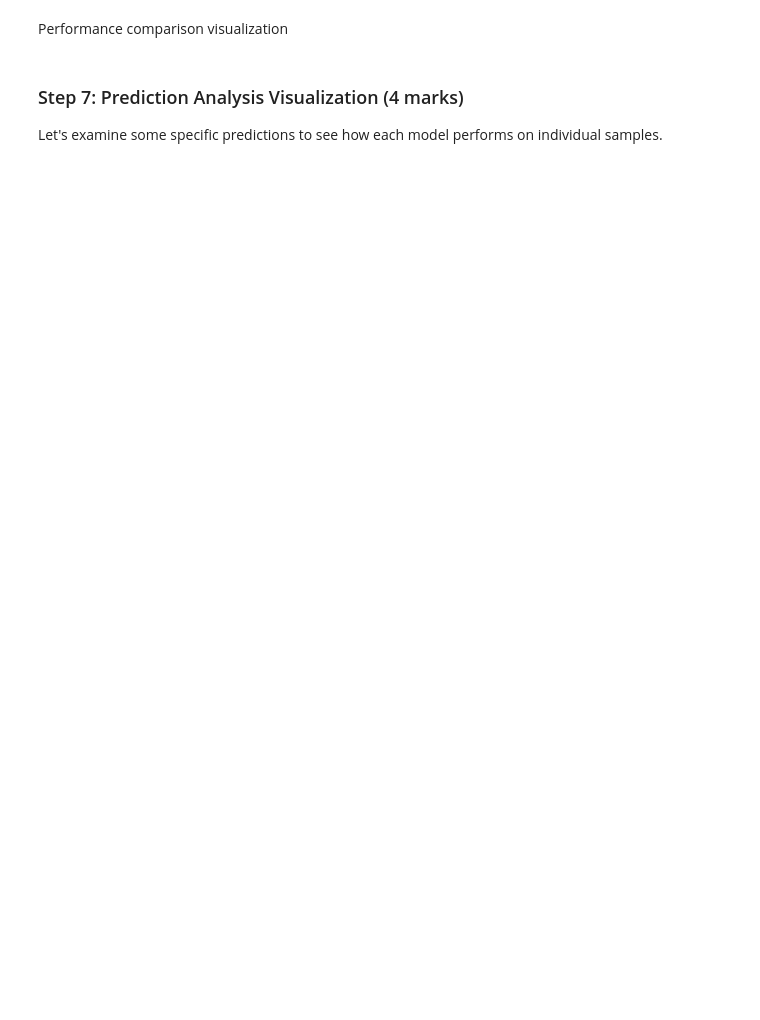
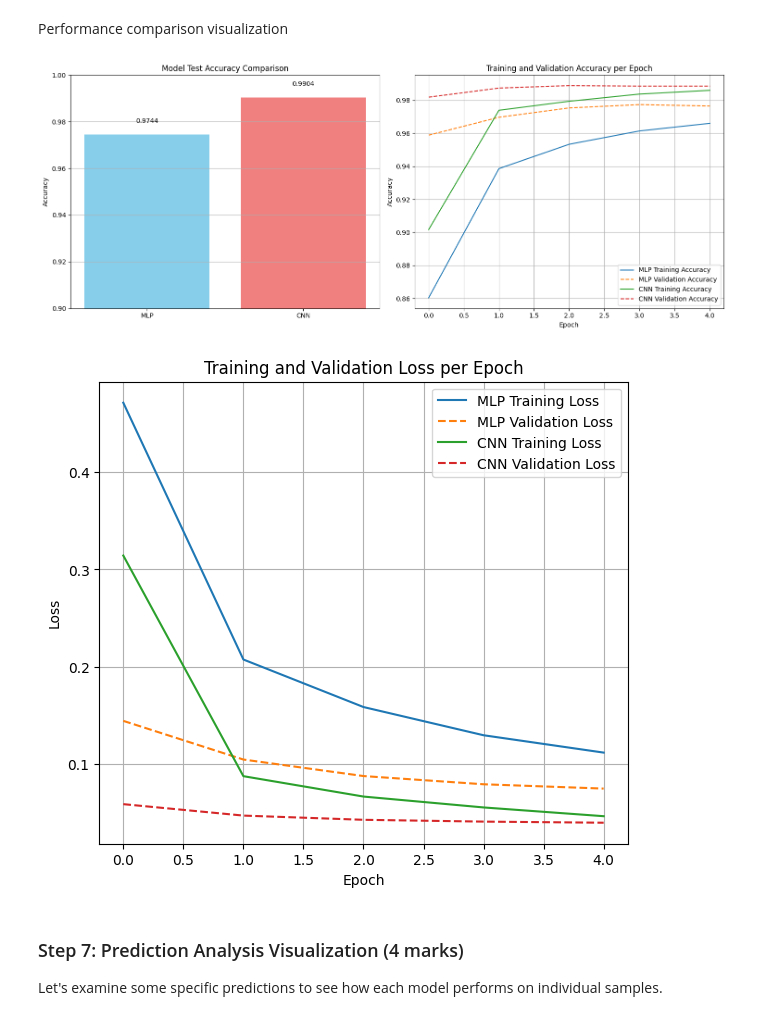
Before and after one commit to maryalrachid-ENGG680/ENGG680_2025_Fall, a Jupyter notebook: Lab_Assignment2/Assignment2_Upload.ipynb, the cells around one changed output. Cells and saved outputs as stored; diff of their text form; code cells hidden in the pictures; blank space fills up the shorter version.

```diff
--- a/Lab_Assignment2/Assignment2_Upload.ipynb
+++ b/Lab_Assignment2/Assignment2_Upload.ipynb
@@ -1220,6 +1245,12 @@ print("CNN Model created")
 # %%
 # Train CNN model using cnn_model we compile, same parameters as MLP
 # (1 marks)
-cnn_history =
+cnn_history = cnn_model.fit(
+    X_train_normalized, y_train_categorical,
+    epochs=EPOCHS,
+    batch_size=BATCH_SIZE,
+    validation_split=0.1,
+    verbose=0
+)
 
 print("CNN training completed")
@@ -1234,14 +1267,22 @@ Using .predict(), .evaluate() functions as we used in part2
 # Get test loss and accuracy, make predictions, convert probabilities to class labels
 
 # your code here for mlp (1.5 marks)
+mlp_test_loss, mlp_test_accuracy = mlp_model.evaluate(X_test_normalized, y_test_categorical)
+mlp_predictions = mlp_model.predict(X_test_normalized)
 
 # Note: The model outputs class probabilities (softmax). We convert these to discrete class labels by taking the index of the maximum probability (argmax).
 # These integer labels (0-9) are required for computing accuracy, building confusion matrices, and for plotting / comparing predicted vs true labels.
 mlp_predicted_classes = np.argmax(mlp_predictions, axis=1)
 
 # your code here for cnn (1.5 marks)
+cnn_test_loss, cnn_test_accuracy = cnn_model.evaluate(X_test_normalized, y_test_categorical)
+cnn_predictions = cnn_model.predict(X_test_normalized)
 
 # Similarly, convert CNN predicted probabilities to class labels
-
+cnn_predicted_classes = np.argmax(cnn_predictions, axis=1)
 
 # Display Results
+print("\nMLP Test Loss:", mlp_test_loss)
+print("MLP Test Accuracy:", mlp_test_accuracy)
+print("\nCNN Test Loss:", cnn_test_loss)
+print("CNN Test Accuracy:", cnn_test_accuracy)
@@ -1259,3 +1302,58 @@ plt.show()
+# %%
+# Create side-by-side bar chart for model accuracy comparison and line plot for training progress comparison
+# (1 marks)
+# put them in a single figure horizontally
+# Add titles, labels, legends for clarity
+# hint: use .history() function to get training history from the training step
+
+
+plt.figure(figsize=(15, 6))
+
+# Bar chart for model accuracy comparison
+plt.subplot(1, 2, 1)
+model_names = ['MLP', 'CNN']
+accuracies = [mlp_test_accuracy, cnn_test_accuracy]
+
+plt.bar(model_names, accuracies, color=['skyblue', 'lightcoral'])
+plt.ylim(0.9, 1.0)
+plt.ylabel('Accuracy')
+plt.title('Model Test Accuracy Comparison')
+for i, acc in enumerate(accuracies):
+    plt.text(i, acc + 0.005, f'{acc:.4f}', ha='center')
+plt.grid(axis='y')
+
+# Line plot for training progress comparison
+plt.subplot(1, 2, 2)
+plt.plot(mlp_history.history['accuracy'], label='MLP Training Accuracy')
+plt.plot(mlp_history.history['val_accuracy'], label='MLP Validation Accuracy', linestyle='--')
+plt.plot(cnn_history.history['accuracy'], label='CNN Training Accuracy')
+plt.plot(cnn_history.history['val_accuracy'], label='CNN Validation Accuracy', linestyle='--')
+plt.xlabel('Epoch')
+plt.ylabel('Accuracy')
+plt.title('Training and Validation Accuracy per Epoch')
+plt.legend()
+plt.grid(True)
+
+plt.tight_layout()
+plt.show()
+
+plt.figure(figsize=(15, 6))
+
+plt.subplot(1, 2, 1)
+plt.plot(mlp_history.history['loss'], label='MLP Training Loss')
+plt.plot(mlp_history.history['val_loss'], label='MLP Validation Loss', linestyle='--')
+plt.plot(cnn_history.history['loss'], label='CNN Training Loss')
+plt.plot(cnn_history.history['val_loss'], label='CNN Validation Loss', linestyle='--')
+plt.xlabel('Epoch')
+plt.ylabel('Loss')
+plt.title('Training and Validation Loss per Epoch')
+plt.legend()
+plt.grid(True)
+
+plt.show()
+# %% [output]
+[figure, added]
+[figure, added]
 # %% [markdown]
 ### Step 7: Prediction Analysis Visualization (4 marks)
 
```
Also changed, not shown: parts of 10 cells of this notebook.
